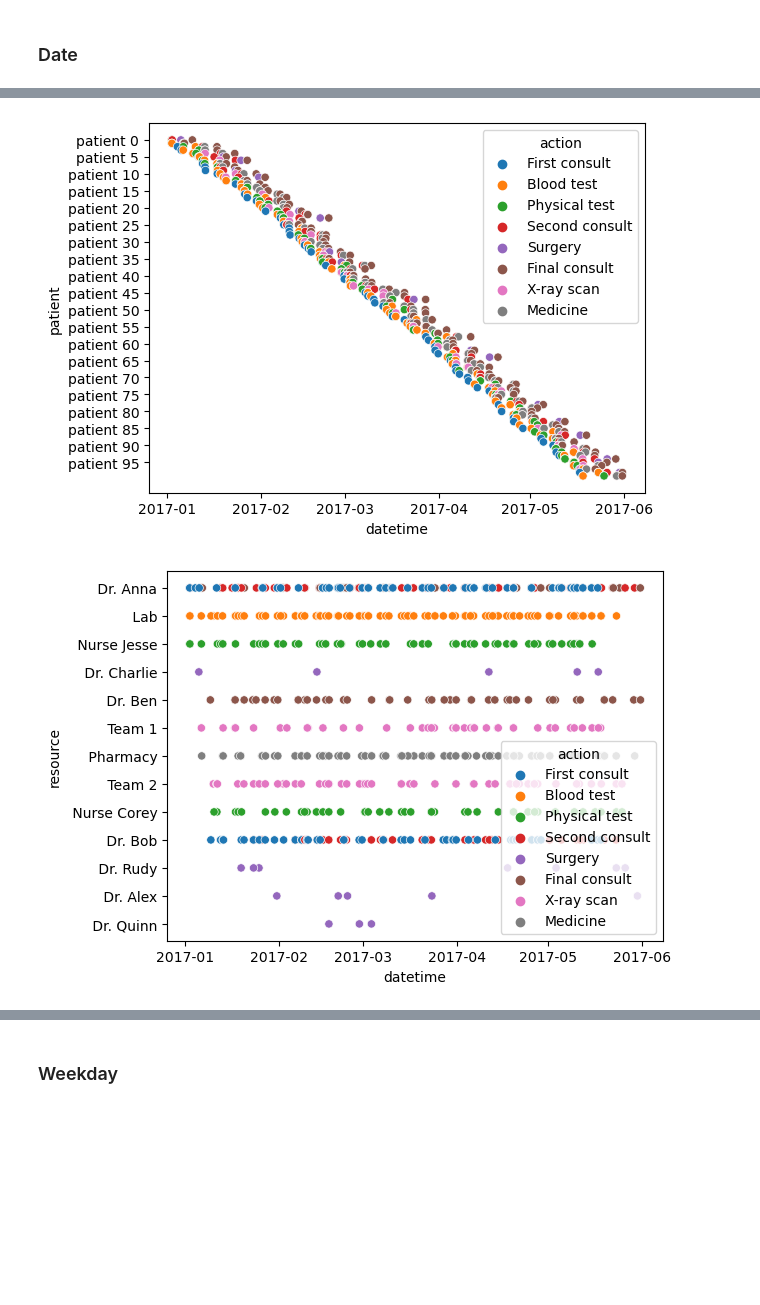
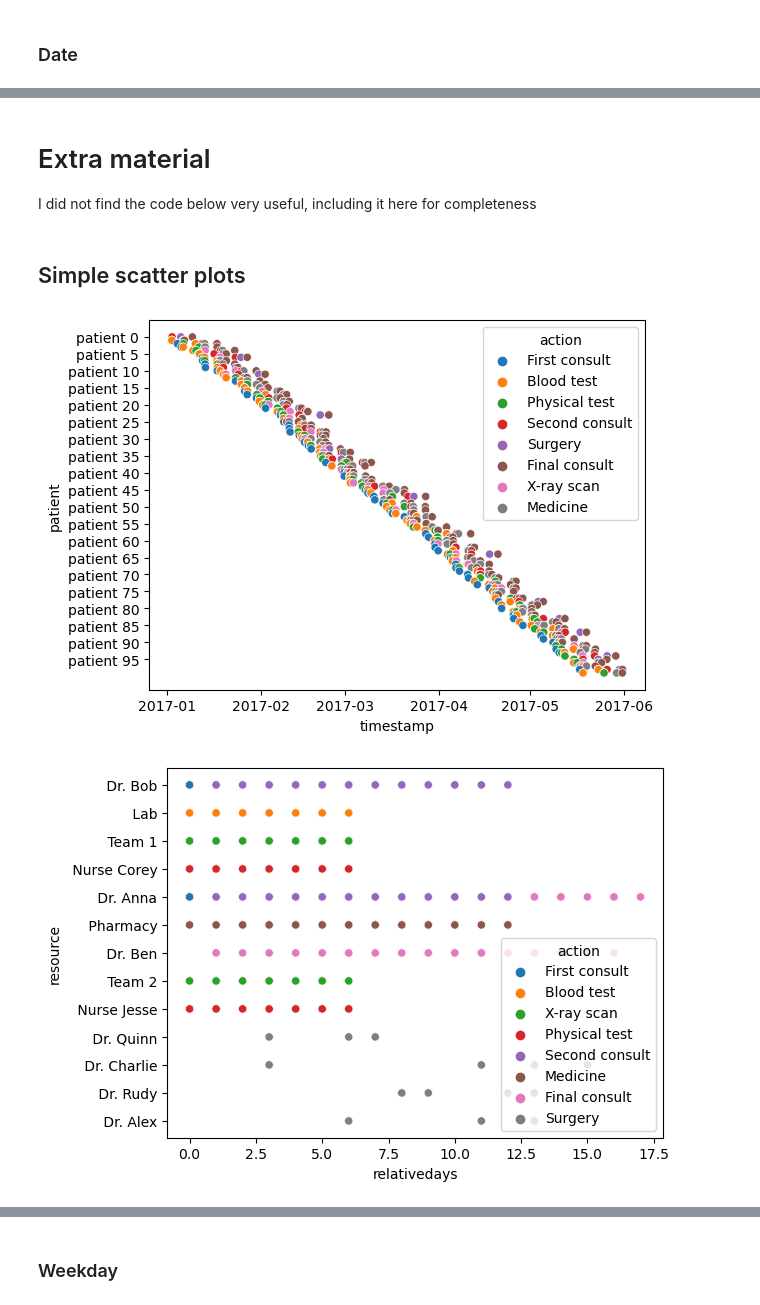
Before and after one commit to william-vw/pm4py_tutorial, a Jupyter notebook: PatientPathways.ipynb, the cells around one changed output, grey strips where cells are left out. Cells and saved outputs as stored; diff of their text form; code cells hidden in the pictures; blank space fills up the shorter version.

```diff
--- a/PatientPathways.ipynb
+++ b/PatientPathways.ipynb
@@ -24,0 +16,13 @@ events.head()
+# %%
+file = 'ArtificialPatientTreatment.csv'
+# row = event about performing *activity* at *timestamp* concerning *patient case*
+# (here, also incl. the *resource* involved; the consulting doctor)
+events = pd.read_csv(file)
+
+# also do some initial data prep
+events.columns = ['patient', 'action', 'resource', 'timestamp']
+events['timestamp'] = pd.to_datetime(events['timestamp'])
+events['action'] = events['action'].apply(lambda x: x.strip())
+
+# print out first few rows to get an idea of the data
+events.head()
@@ -29,9 +42,16 @@ ArtificialPatientTreatment.csv has 690 rows and 4 columns.
 # %%
-## Get the case start times to get the time deltas for the 'age' of each activity with respect to start
-case_starts_ends = events.pivot_table(index='patient', aggfunc={'datetime': ['min', 'max']})
+# - per case, get the start and end times
+
+# (start & end times of patient cases =  min. and max. value of all timestamps per patient, respectively)
+case_starts_ends = events.pivot_table(index='patient', aggfunc={'timestamp': ['min', 'max']})
 case_starts_ends = case_starts_ends.reset_index()
 case_starts_ends.columns = ['patient', 'caseend', 'casestart']
+# (add these new columns to event table)
 events = events.merge(case_starts_ends, on='patient')
-events['relativetime'] = events['datetime'] - events['casestart']
+
+
+# - per event, get relative time since start of case
+
+events['relativetime'] = events['timestamp'] - events['casestart']
 events.head()
 # %% [output]
@@ -69,11 +92,14 @@ events.head()
 | 3 | patient 0 | Second consult | Dr. Anna | 2017-01-02 16:21:06 | 2017-01-09 08:29:28 | 2017-01-02 11:40:11 | 0 days 04:40:55 | First consult___Blood test___Phys... | 6 | ... |
 | 4 | patient 0 | Surgery | Dr. Charlie | 2017-01-05 13:23:09 | 2017-01-09 08:29:28 | 2017-01-02 11:40:11 | 3 days 01:42:58 | First consult___Blood test___Phys... | 6 | ... |
 # %%
-## Get day of week
-events['weekday'] = events['datetime'].apply(lambda x: x.weekday())
-events['date'] = events['datetime'].apply(lambda x: x.date())
+# - per event, add weekday, date & hour of timestamp; date of start-time; seconds & days of relative time
+
+events['weekday'] = events['timestamp'].apply(lambda x: x.weekday())
+events['date'] = events['timestamp'].apply(lambda x: x.date())
+events['hour'] = events['timestamp'].apply(lambda x: x.time().hour)
 events['startdate'] = events['casestart'].apply(lambda x: x.date())
-events['hour'] = events['datetime'].apply(lambda x: x.time().hour)
 ## Get relative times in more friendly terms
 events['relativetime_s'] = events['relativetime'].dt.seconds + 86400*events['relativetime'].dt.days
 events['relativedays'] = events['relativetime'].dt.days
+
+events.head()
@@ -130,12 +478,18 @@ patientX = events[events['patient'].isin(selected_patients)]
+# %% [markdown]
+# Extra material
+
+I did not find the code below very useful, including it here for completeness
+# %% [markdown]
+## Simple scatter plots
 # %%
-patientnums = [int(e) for e in events['patient'].apply(lambda x: x.strip('patient'))]
-resourcenums = [i for (i, e) in enumerate(events['resource'])]
-
-ax = sns.scatterplot(x=events['datetime'], y=events['patient'], hue=events['action'])
+ax = sns.scatterplot(x=events['timestamp'], y=events['patient'], hue=events['action'])
 plt.yticks(np.arange(min(patientnums), max(patientnums)+1, 5));
 # %% [output]
-[figure, old version]
+[figure, new version]
-# %%
-ax = sns.scatterplot(x=events['datetime'], y=events['resource'], hue=events['action'])
-# %% [output]
-[figure, removed]
+# %%
+# - per resource, time in days per activity (sorted events)
+
+ax = sns.scatterplot(x=ordered['relativedays'], y=ordered['resource'], hue=ordered['action'])
+plt.show()
+# %% [output]
+[figure, added]
```
Also changed, not shown: parts of 105 cells of this notebook, 12 other files.
